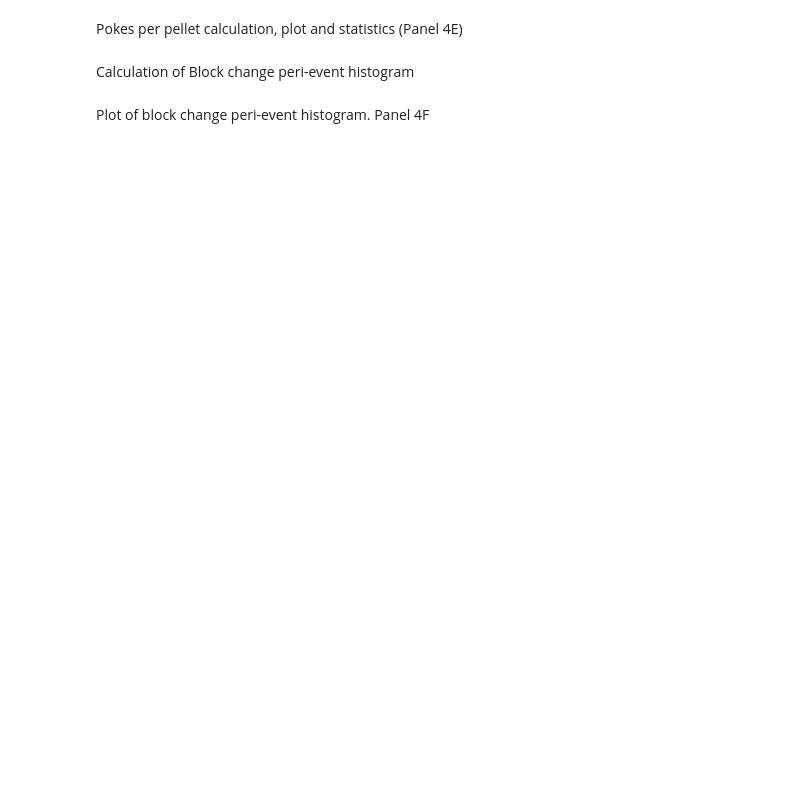
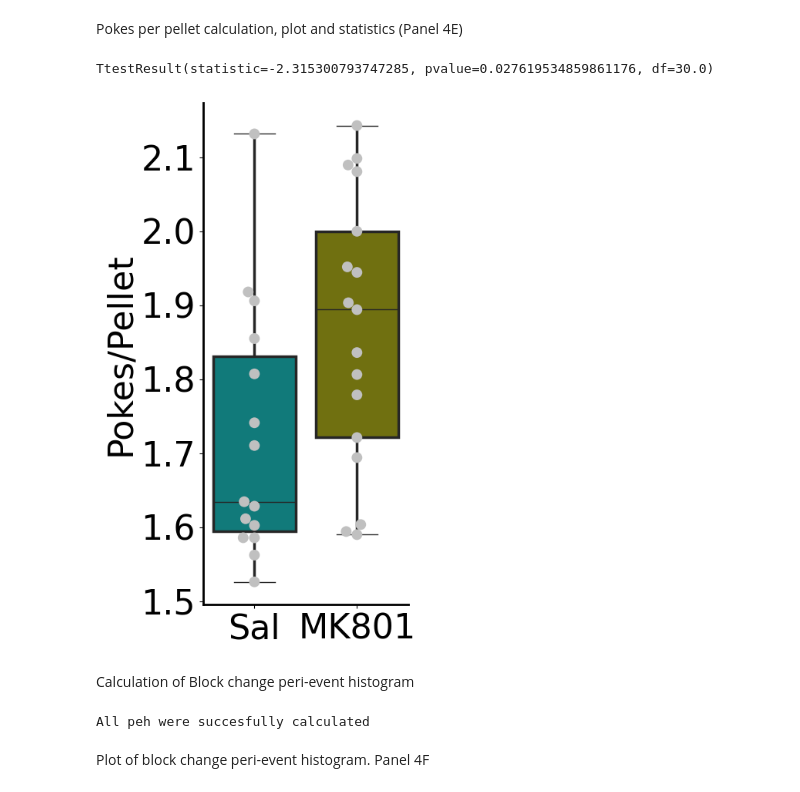
Before and after one commit to AlexLM96/Legaria_etal_2025, a Jupyter notebook: analyses/Figure_3.ipynb, the cells around one changed output. Drawn from its saved outputs; the diff is of its cells as text; code cells hidden in the pictures; blank space fills up the shorter version.

Commit message:
Finish Figure 3 nb and update readme

```diff
--- a/analyses/Figure_3.ipynb
+++ b/analyses/Figure_3.ipynb
@@ -25,2 +171,36 @@ print("Data downloaded succesfully")
 # %% [markdown]
 Data pre-processing
+# %%
+"""
+First, we filter out events to only include valid pokes ("Left" and "Right" events").
+Then, we make sure that the first column is of datetime type
+"""
+
+#For the saline data
+p_saline_data = {}
+for session in saline_data:
+    c_session = saline_data[session]
+    p_session = {}
+    for mouse in c_session:
+        f_mouse = f3b.filter_data(c_session[mouse])
+        f_mouse.iloc[:,0] = pd.to_datetime(f_mouse.iloc[:,0])
+        p_session[mouse] = f_mouse
+
+    p_saline_data[session] = p_session
+
+#C84M2 FED was off by 1 hour on 10/04. Here we fix it
+p_saline_data["saline_5"]["C84M2"].iloc[:,0] = p_saline_data["saline_5"]["C84M2"].iloc[:,0] - datetime.timedelta(hours=1)
+
+#For the MK801 data
+p_mk801_data = {}
+for session in mk801_data:
+    c_session = mk801_data[session]
+    p_session = {}
+    for mouse in c_session:
+        f_mouse = f3b.filter_data(c_session[mouse])
+        f_mouse.iloc[:,0] = pd.to_datetime(f_mouse.iloc[:,0])
+        p_session[mouse] = f_mouse
+
+    p_mk801_data[session] = p_session
+
+print("All files have been successfully filtered and pre-processed")
@@ -203,33 +407,38 @@ Pokes per pellet calculation, plot and statistics (Panel 4E)
 # %%
 #First we create a copy of the poke dataframe
 m_all_ppp = m_all_pokes.copy(deep=True)
 
 #We divide the pokes by the number of pellets
-m_all_ppp["Pokes"] /= m_all_pellets["Pellets"]
+m_all_ppp["value"] /= m_all_pellets["value"]
 m_all_ppp = m_all_ppp.rename(columns={"Pokes": "PPP"})
+m_all_ppp = m_all_ppp[~m_all_ppp["value"].isna()]
 
 fig, ax = plt.subplots(figsize=(5, 8))
 sns.boxplot(x="variable", y="value", data=m_all_ppp, palette=[
             "darkcyan", "olive"], boxprops={"linewidth": 2.5}, whiskerprops={"linewidth": 2.5})
-sns.swarmplot(x="variable", y="value", data=m_all_pokes, palette=["silver", "silver"], s=10)
+sns.swarmplot(x="variable", y="value", data=m_all_ppp, palette=["silver", "silver"], s=10)
 ax.set_ylabel("Pokes/Pellet")
 ax.set_xlabel("")
 ax.spines["bottom"].set_linewidth(2)
 ax.spines["left"].set_linewidth(2)
 #ax.set_ylim(0,340)
 #ax.set_yticks(np.arange(0,340,80))
 sns.despine()
 
 # Run independent ttest
 mk801_pokes_ttest = ttest_ind(m_all_ppp["value"][m_all_ppp["variable"]== "Sal"],
                                 m_all_ppp["value"][m_all_ppp["variable"] == "MK801"], nan_policy="omit")
+
+print(mk801_pokes_ttest)
+# %% [output]
+TtestResult(statistic=-2.315300793747285, pvalue=0.027619534859861176, df=30.0)
+[figure, added]
 # %% [markdown]
 Calculation of Block change peri-event histogram
 # %%
 #Block change peri-event histogram for MK801 group
 m_sal_pehs = {}
 for session in saline_slices:
-    print(session)
     c_session = saline_slices[session]
     c_pehs = {mouse: f3b.reversal_peh(c_session[mouse], (-10,11)).mean(axis=0) for mouse in c_session}
     c_pehs_df = pd.DataFrame(c_pehs)
@@ -242,7 +451,6 @@ m_sal_pehs = pd.concat(m_sal_pehs.values())
 #Block change peri-event histogram for MK801 group
 m_mk801_pehs = {}
 for session in mk801_slices:
-    print(session)
     c_session = mk801_slices[session]
     c_pehs = {mouse: f3b.reversal_peh(c_session[mouse], (-10,11)).mean(axis=0) for mouse in c_session}
     c_pehs_df = pd.DataFrame(c_pehs)
@@ -254,6 +462,10 @@ m_mk801_pehs = pd.concat(m_mk801_pehs.values())
 
 # Here we pool both groups
 m_all_pehs = pd.concat([m_sal_pehs, m_mk801_pehs])
+
+print("All peh were succesfully calculated")
+# %% [output]
+All peh were succesfully calculated
 # %% [markdown]
 Plot of block change peri-event histogram. Panel 4F
 # %%
```
Also changed, not shown: parts of 28 cells of this notebook, 1 other file.
